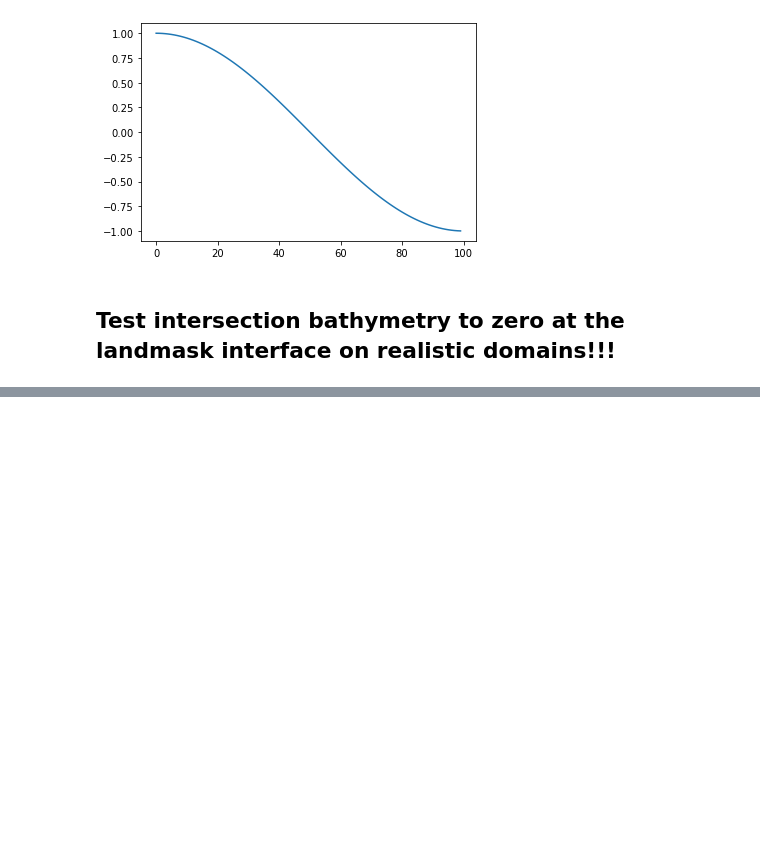
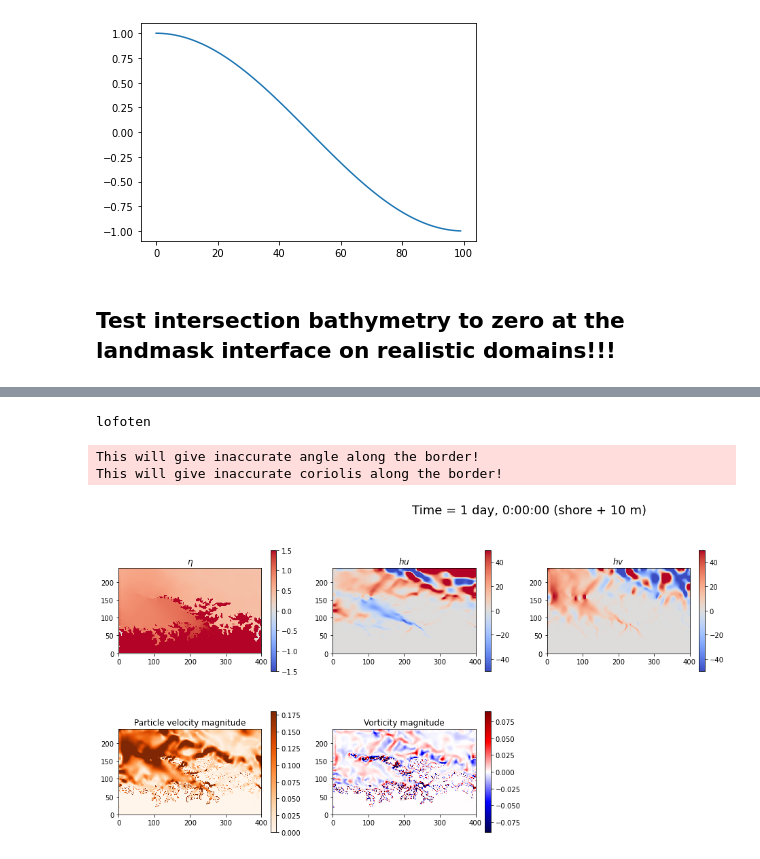
Before and after one commit to havahol/miscGPUOcean, a Jupyter notebook: realWorldSim/SyntheticLandMaks.ipynb, the cells around one changed output, grey strips where cells are left out. Drawn from its saved outputs; the diff is of its cells as text; code cells hidden in the pictures; blank space fills up the shorter version.

```diff
--- a/realWorldSim/SyntheticLandMaks.ipynb
+++ b/realWorldSim/SyntheticLandMaks.ipynb
@@ -685,0 +754,7 @@ plt.plot(np.cos(np.pi*np.arange(0,100)/100))
+# %%
+eta2, hu2, hv2 = testNorkyst(2, T)
+# %% [output]
+lofoten
+This will give inaccurate angle along the border!
+This will give inaccurate coriolis along the border!
+[figure, added]
```
Also changed, not shown: parts of 12 cells of this notebook.
